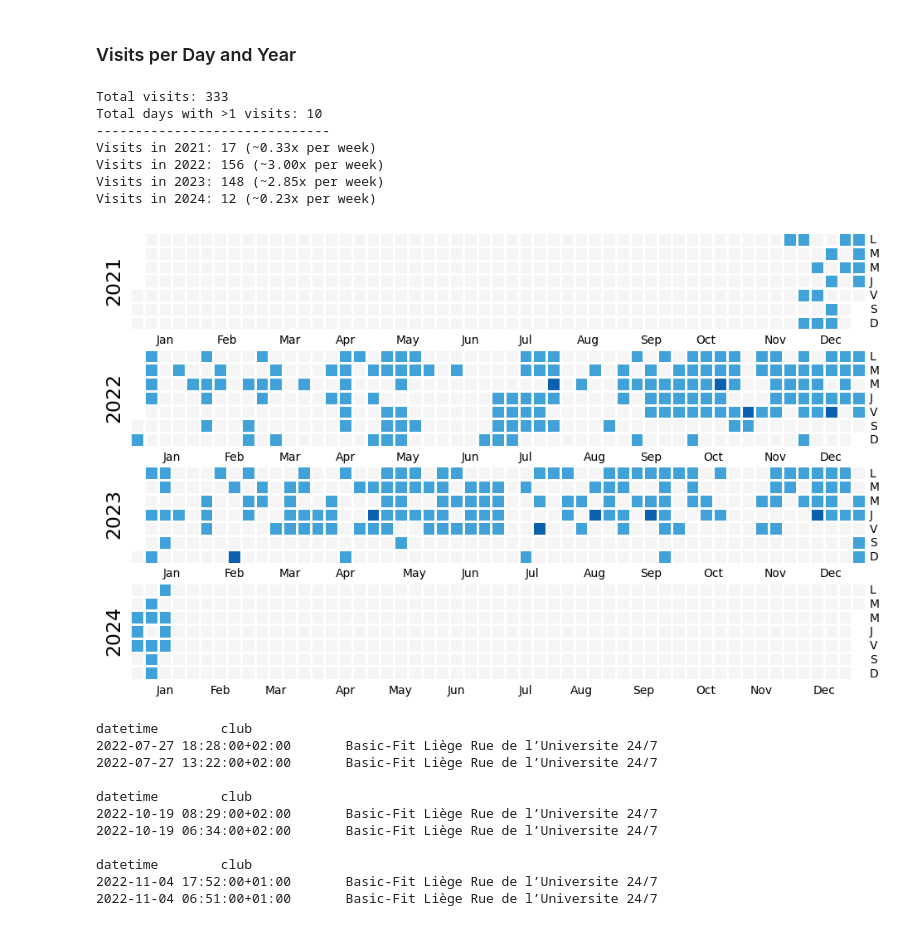
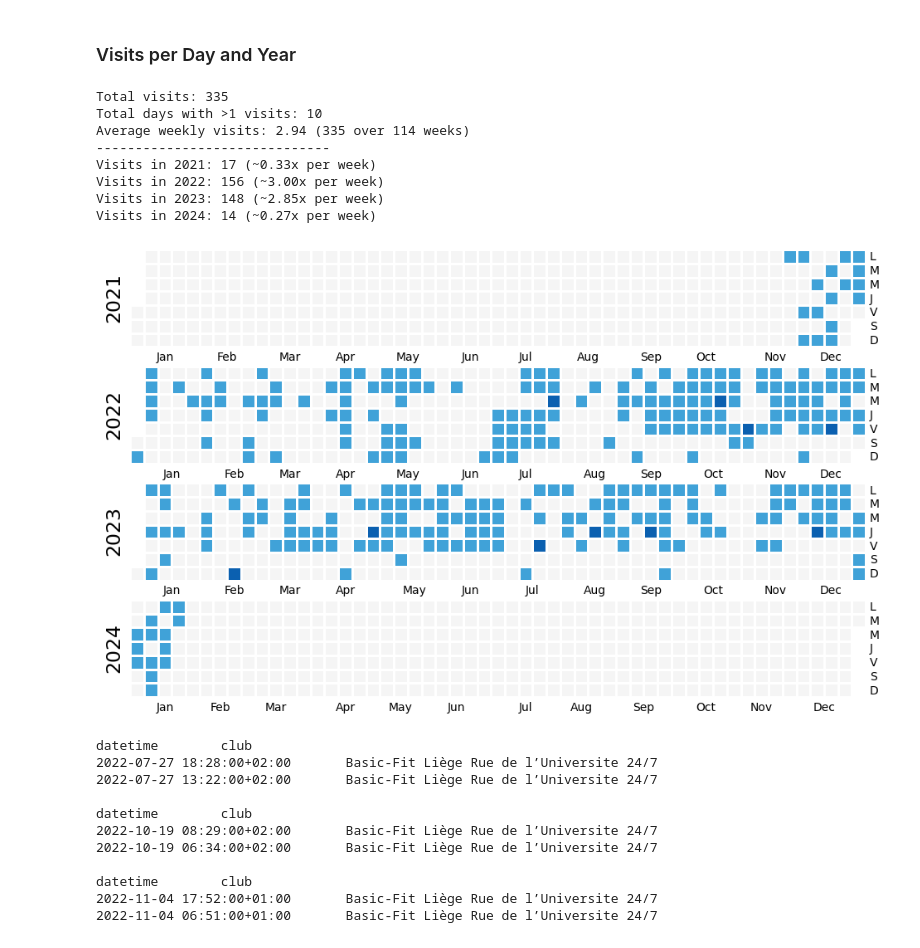
Before and after one commit to iSach/gymnalyst, a Jupyter notebook: basicfit.ipynb, the cells around one changed output. Saved outputs shown, nothing was run; the diff lists cells and outputs as text; code cells hidden in the pictures.

Commit message:
Show average weekly visit rate

```diff
--- a/basicfit.ipynb
+++ b/basicfit.ipynb
@@ -12,7 +12,7 @@ Load your data here. It is then filtered to remove duplicates, such as entrance
 
 These erroneously appear as multiple entries for the same person.
 # %%
-my_file = '../sacha.json'
+my_file = 'sacha.json'
 # %%
 with open(my_file) as f:
     data = json.load(f)
@@ -49,36 +49,40 @@ for i, v in enumerate(data['club'].value_counts()):
 data_perday = data.groupby(pd.Grouper(freq='1D')).agg({'club': 'count'})['club']
 min_visits, max_visits = data_perday.min(), data_perday.max()
 data_perday.index = data_perday.index.date
 data_perday.index = pd.to_datetime(data_perday.index)
 fig, ax = plt.subplots(nrows=4, ncols=1, figsize=(45, 7))
 print(f"Total visits: {data_perday.sum()}")
 print(f"Total days with >1 visits: {data_perday[data_perday > 1].count()}")
+# Count number of weeks
+num_weeks = data_perday.index.isocalendar().week.groupby(data_perday.index.year).nunique().sum()
+print(f"Average weekly visits: {data_perday.sum() / num_weeks:.2f} ({data_perday.sum()} over {num_weeks} weeks)")
 print("------------------------------")
 year_range = range(data.index.year.min(), data.index.year.max() + 1)
 for i, year in enumerate(year_range):
     data_y = data_perday[data_perday.index.year == year]
     print(f"Visits in {year}: {data_y.sum()} (~{data_y.sum() / 52:.2f}x per week)")
 
     calmap.yearplot(
         data_perday,
         year=year,
         ax=ax[i],
         cmap=ListedColormap([u'whitesmoke', '#40A2D8', '#0B60B0', '#11235A'][:max_visits + 1]),
         daylabels='LMMJVSD',
         vmin=data_perday.min(),
         vmax=data_perday.max(),
     )
     ax[i].text(-0.035, 0.3, year, transform=ax[i].transAxes, rotation=90, fontdict={'size': 17})
 plt.show()
 # %% [output]
-Total visits: 333
+Total visits: 335
 Total days with >1 visits: 10
+Average weekly visits: 2.94 (335 over 114 weeks)
 ------------------------------
 Visits in 2021: 17 (~0.33x per week)
 Visits in 2022: 156 (~3.00x per week)
 Visits in 2023: 148 (~2.85x per week)
-Visits in 2024: 12 (~0.23x per week)
+Visits in 2024: 14 (~0.27x per week)
-[figure, old version]
+[figure, new version]
 # %%
 # Show double visits
 
```
